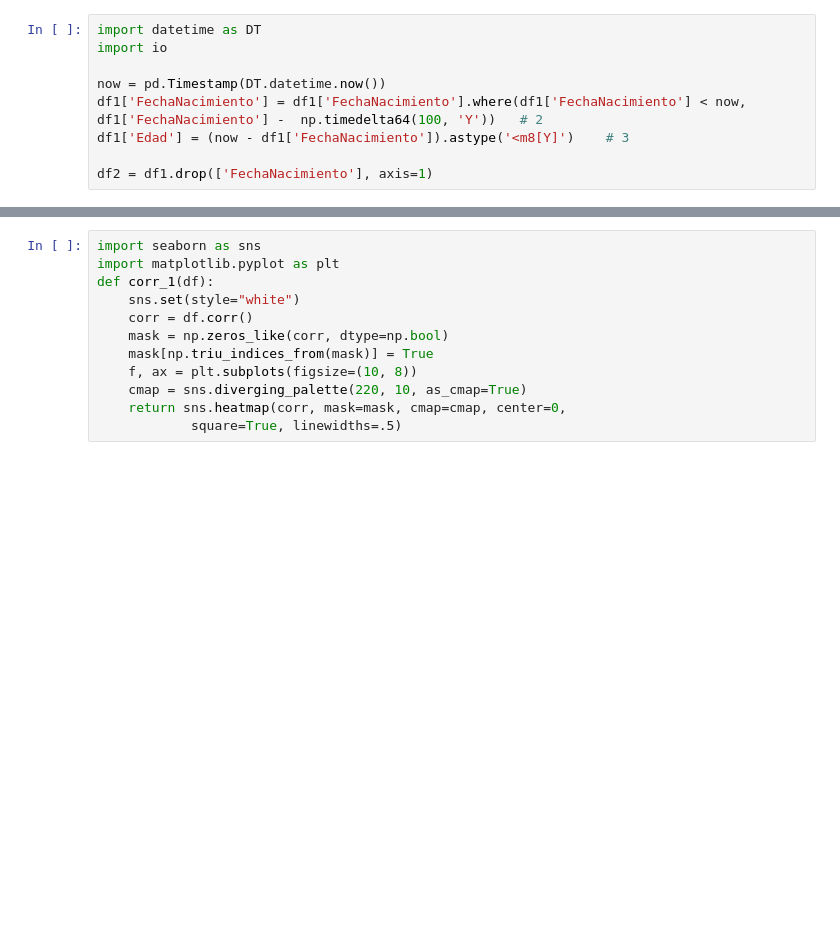
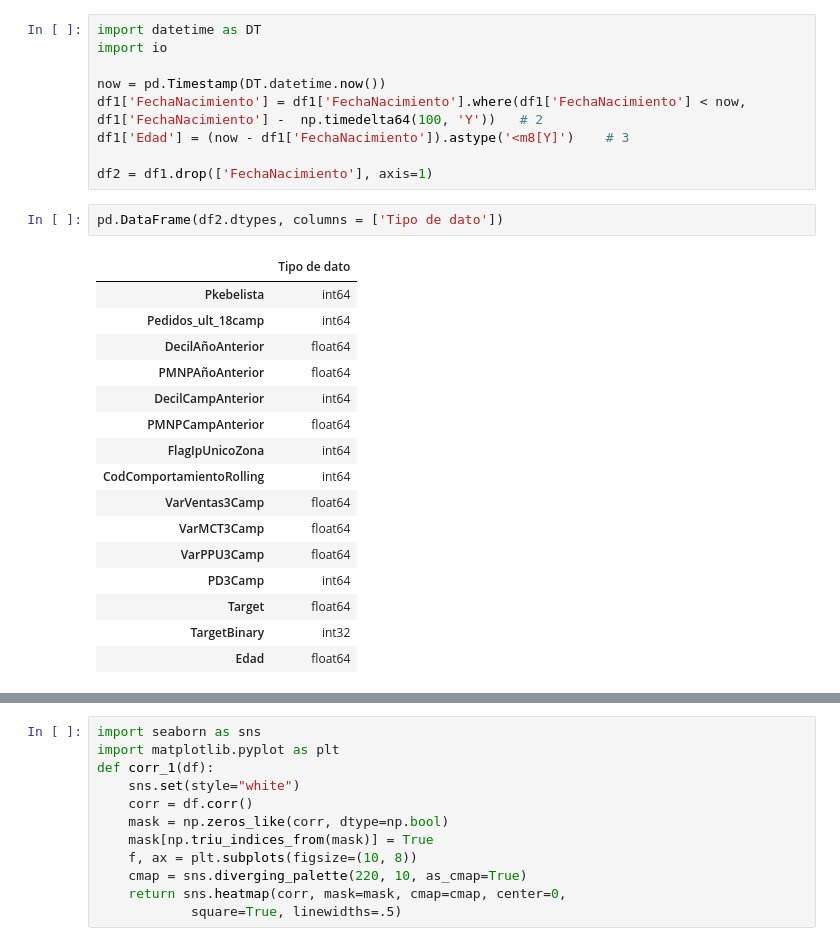
Before and after one commit to carlosfg97/pdp, a Jupyter notebook: ModeloPDP.ipynb, the cells around one changed output, grey strips where cells are left out. Drawn from its saved outputs; the diff is of its cells as text; blank space fills up the shorter version.

```diff
--- a/ModeloPDP.ipynb
+++ b/ModeloPDP.ipynb
@@ -80,4 +86,23 @@ df1['FechaNacimiento'] = df1['FechaNacimiento'].where(df1['FechaNacimiento'] < n
 df1['Edad'] = (now - df1['FechaNacimiento']).astype('<m8[Y]')    # 3
 
 df2 = df1.drop(['FechaNacimiento'], axis=1)
+# %%
+pd.DataFrame(df2.dtypes, columns = ['Tipo de dato'])
+# %% [output]
+|  | Tipo de dato |
+| Pkebelista | int64 |
+| Pedidos_ult_18camp | int64 |
+| DecilAñoAnterior | float64 |
+| PMNPAñoAnterior | float64 |
+| DecilCampAnterior | int64 |
+| PMNPCampAnterior | float64 |
+| FlagIpUnicoZona | int64 |
+| CodComportamientoRolling | int64 |
+| VarVentas3Camp | float64 |
+| VarMCT3Camp | float64 |
+| VarPPU3Camp | float64 |
+| PD3Camp | int64 |
+| Target | float64 |
+| TargetBinary | int32 |
+| Edad | float64 |
 # %%
```
Also changed, not shown: parts of 27 cells of this notebook, 1 other file.
